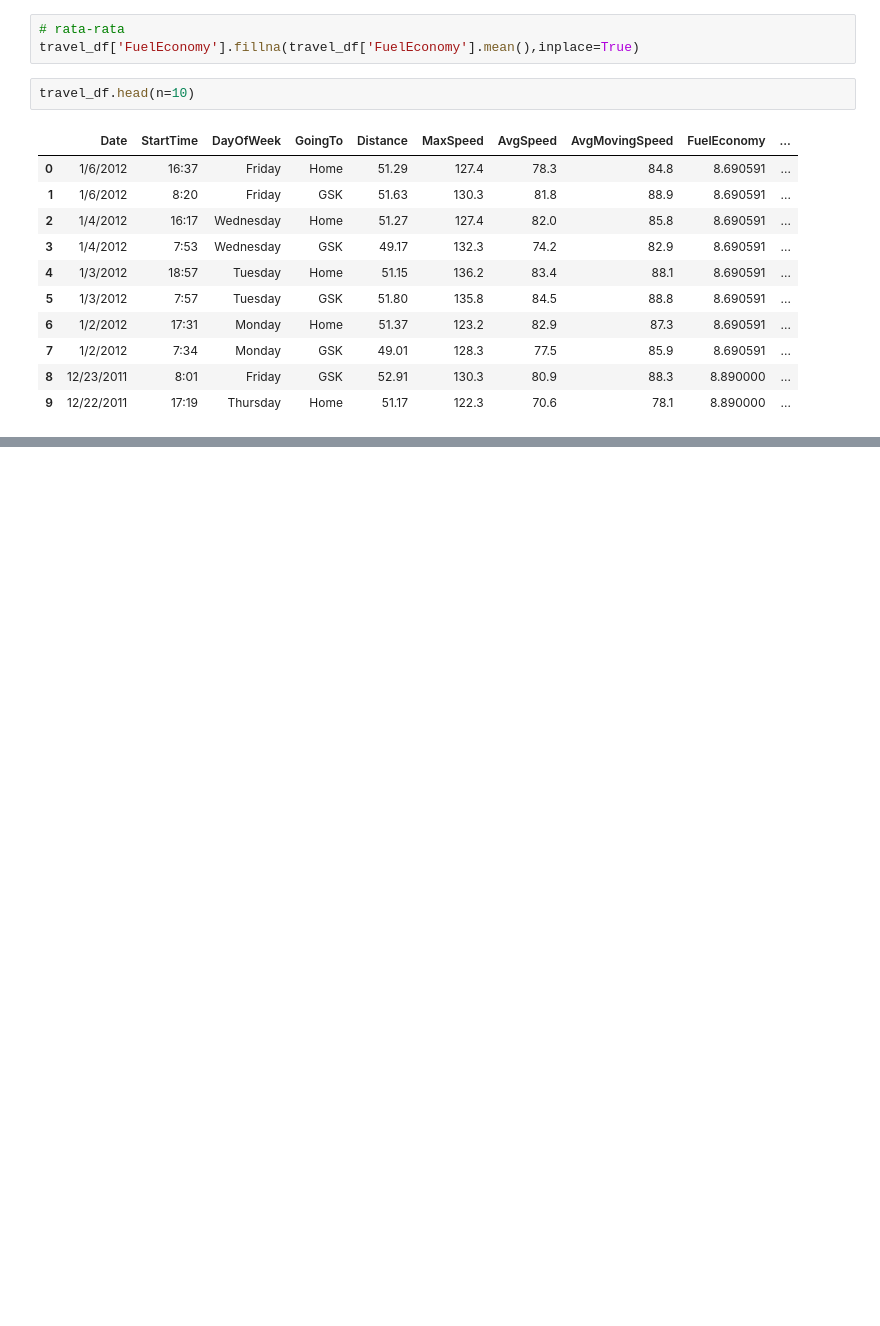
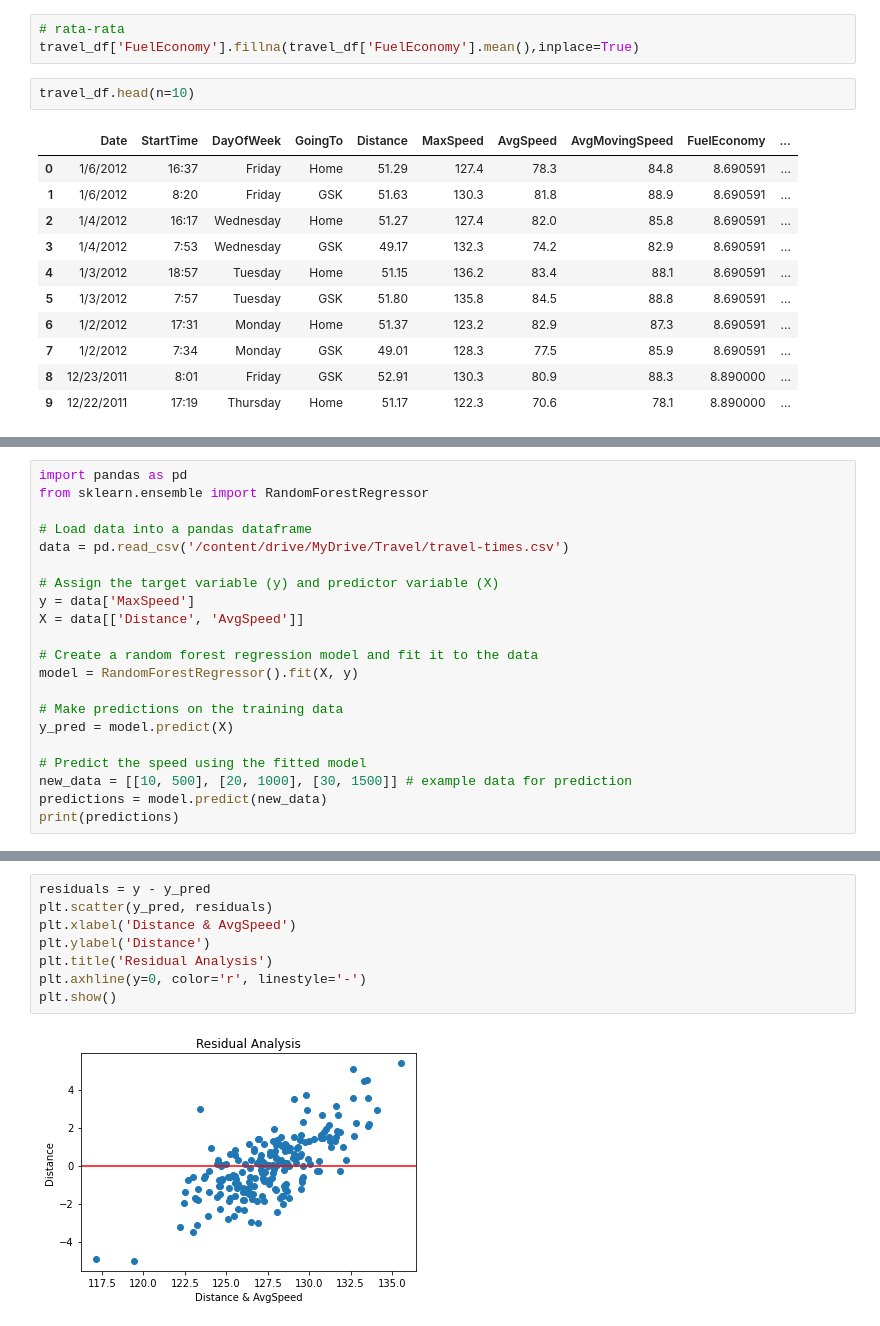
Before and after one commit to jepangau02/DSS, a Jupyter notebook: Data_Cleaning_+_Prediction_Model.ipynb, the cells around one changed output, grey strips where cells are left out. Saved outputs shown, nothing was run; the diff lists cells and outputs as text; blank space fills up the shorter version.

```diff
--- a/Data_Cleaning_+_Prediction_Model.ipynb
+++ b/Data_Cleaning_+_Prediction_Model.ipynb
@@ -51,0 +77,21 @@ travel_df.head(n=10)
+# %%
+import pandas as pd
+from sklearn.ensemble import RandomForestRegressor
+
+# Load data into a pandas dataframe
+data = pd.read_csv('/content/drive/MyDrive/Travel/travel-times.csv')
+
+# Assign the target variable (y) and predictor variable (X)
+y = data['MaxSpeed']
+X = data[['Distance', 'AvgSpeed']]
+
+# Create a random forest regression model and fit it to the data
+model = RandomForestRegressor().fit(X, y)
+
+# Make predictions on the training data
+y_pred = model.predict(X)
+
+# Predict the speed using the fitted model
+new_data = [[10, 500], [20, 1000], [30, 1500]] # example data for prediction
+predictions = model.predict(new_data)
+print(predictions)
@@ -116,0 +140,10 @@ plt.show()
+# %%
+residuals = y - y_pred
+plt.scatter(y_pred, residuals)
+plt.xlabel('Distance & AvgSpeed')
+plt.ylabel('Distance')
+plt.title('Residual Analysis')
+plt.axhline(y=0, color='r', linestyle='-')
+plt.show()
+# %% [output]
+[figure, added]
```
Also changed, not shown: parts of 11 cells of this notebook.
